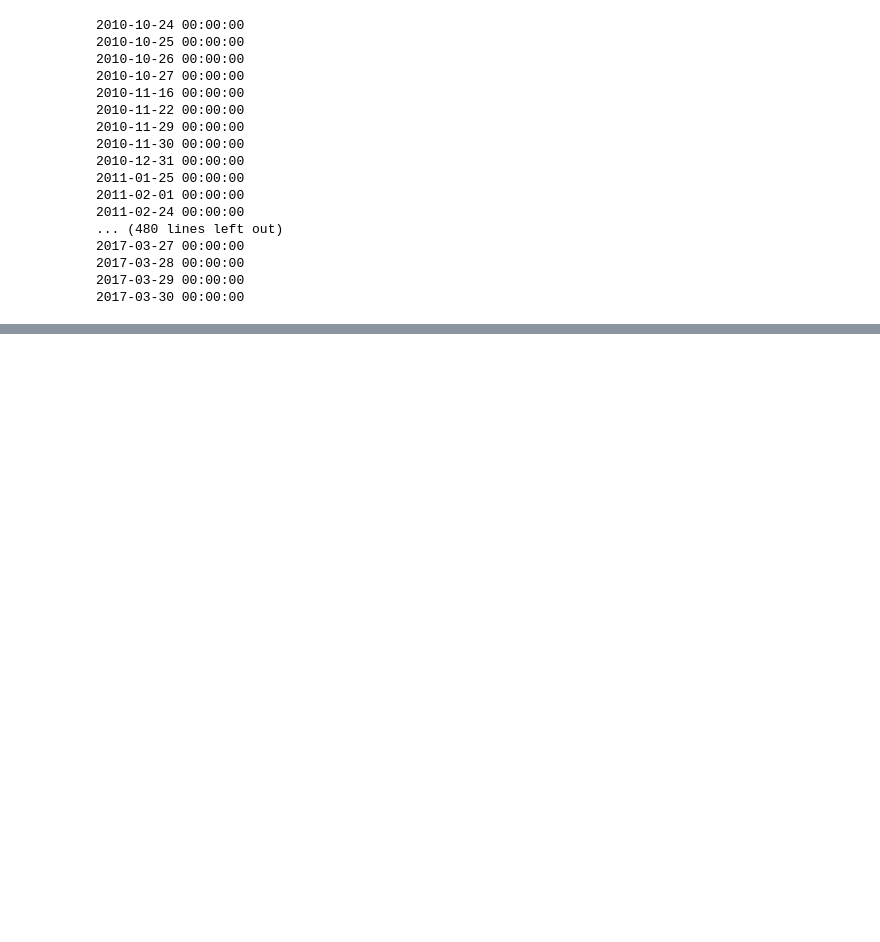
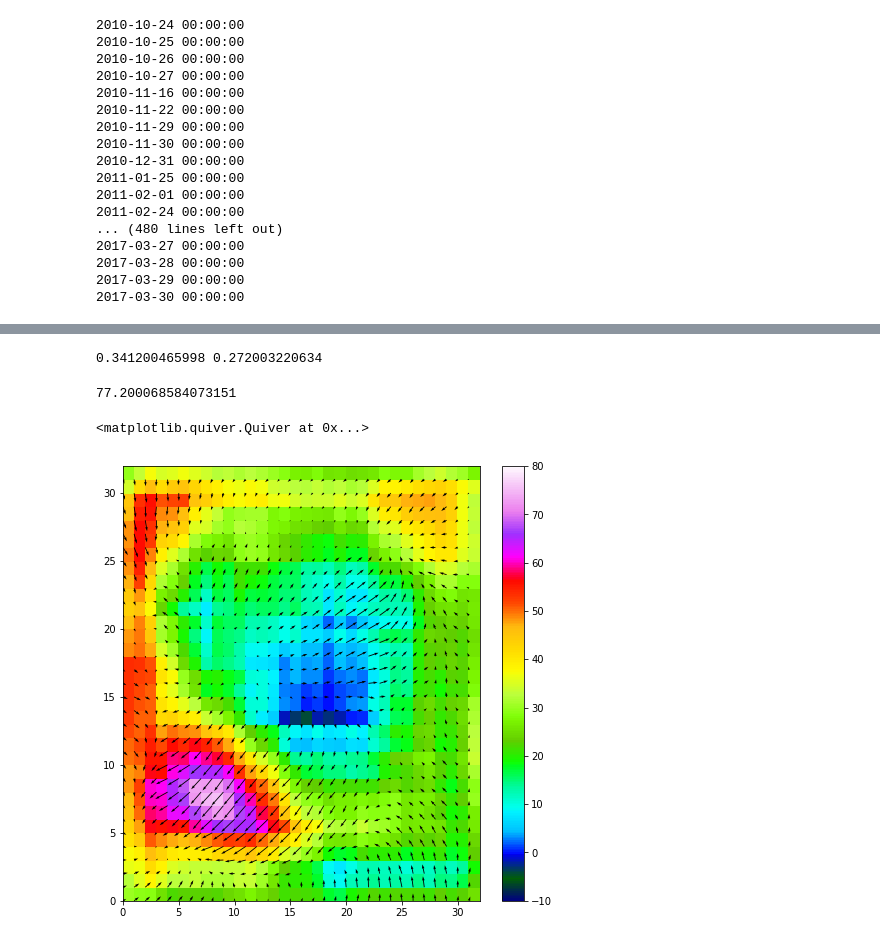
Before and after one commit to djgagne/swirlnet, a Jupyter notebook: notebooks/deep_swirl_tutorial.ipynb, the cells around one changed output, grey strips where cells are left out. Drawn from its saved outputs; the diff is of its cells as text; code cells hidden in the pictures; blank space fills up the shorter version.

```diff
--- a/notebooks/deep_swirl_tutorial.ipynb
+++ b/notebooks/deep_swirl_tutorial.ipynb
@@ -60,0 +97,3 @@ all_in_data.shape
+# %%
+train_indices = np.where(all_run_times < pd.Timestamp("2015-01-01"))[0]
+test_indices = np.where(all_run_times >= pd.Timestamp("2015-01-01"))[0]
@@ -60,0 +156,17 @@ all_in_data.shape
+# %%
+conv_net_in = Input(shape=all_in_data.shape[1:])
+conv_net = Conv2D(16, (5, 5), padding="same")(conv_net_in)
+conv_net = Activation("elu")(conv_net)
+conv_net = AveragePooling2D()(conv_net)
+conv_net = Conv2D(32, (5, 5), padding="same")(conv_net)
+conv_net = Activation("elu")(conv_net)
+conv_net = AveragePooling2D()(conv_net)
+conv_net = Conv2D(64, (5, 5), padding="same")(conv_net)
+conv_net = Activation("elu")(conv_net)
+conv_net = AveragePooling2D()(conv_net)
+conv_net = Flatten()(conv_net)
+conv_net = Dense(1)(conv_net)
+conv_net = Activation("sigmoid")(conv_net)
+conv_model = Model(conv_net_in, conv_net)
+opt = Adam(lr=0.0001)
+conv_model.compile(opt, "mse")
@@ -60,0 +193,2 @@ all_in_data.shape
+# %%
+conv_model.fit(norm_in_data[train_indices], rot_labels[train_indices], batch_size=128, epochs=10, verbose=2)
@@ -60,0 +220,37 @@ all_in_data.shape
+# %%
+def brier_score(obs, pred):
+    return np.mean((pred - obs) ** 2)
+
+def brier_skill_score(obs, pred):
+    return 1 - brier_score(obs, pred) / obs.mean()
+
+conv_bss = brier_skill_score(rot_labels[test_indices], conv_preds)
+dense_bss = brier_skill_score(rot_labels[test_indices], dense_preds)
+
+print(conv_bss, dense_bss)
+# %% [output]
+0.341200465998 0.272003220634
+# %%
+out_diff = K.abs(conv_model.output - 1)
+grad = K.gradients(out_diff, [conv_model.input])[0]
+grad /= K.maximum(K.std(grad), K.epsilon())
+iterate = K.function([conv_model.input, K.learning_phase()],
+                         [out_diff, grad])
+input_img_data = np.zeros((1, 32, 32, len(in_vars)))
+for i in range(100):
+    out_loss, out_grad = iterate([input_img_data, 0])
+    input_img_data -= out_grad * 0.01
+# %%
+input_img_data[0, :, :, 0].max() * scaling_values.loc[0, "std"] + scaling_values.loc[0, "mean"]
+# %% [output]
+77.200068584073151
+# %%
+plt.figure(figsize=(8, 8))
+plt.pcolormesh(input_img_data[0, :, :, 0] * scaling_values.loc[0, "std"] + scaling_values.loc[0, "mean"],
+               vmin=-10, vmax=80, cmap="gist_ncar")
+#plt.contour(gaussian_filter(input_img_data[0, :, :, 3], 1), vmin=-4, vmax=4, cmap="Greens")
+plt.colorbar()
+plt.quiver(input_img_data[0, :, :, 3], input_img_data[0, :, :, 4])
+# %% [output]
+<matplotlib.quiver.Quiver at 0x...>
+[figure, added]
```
Also changed, not shown: parts of 21 cells of this notebook.
